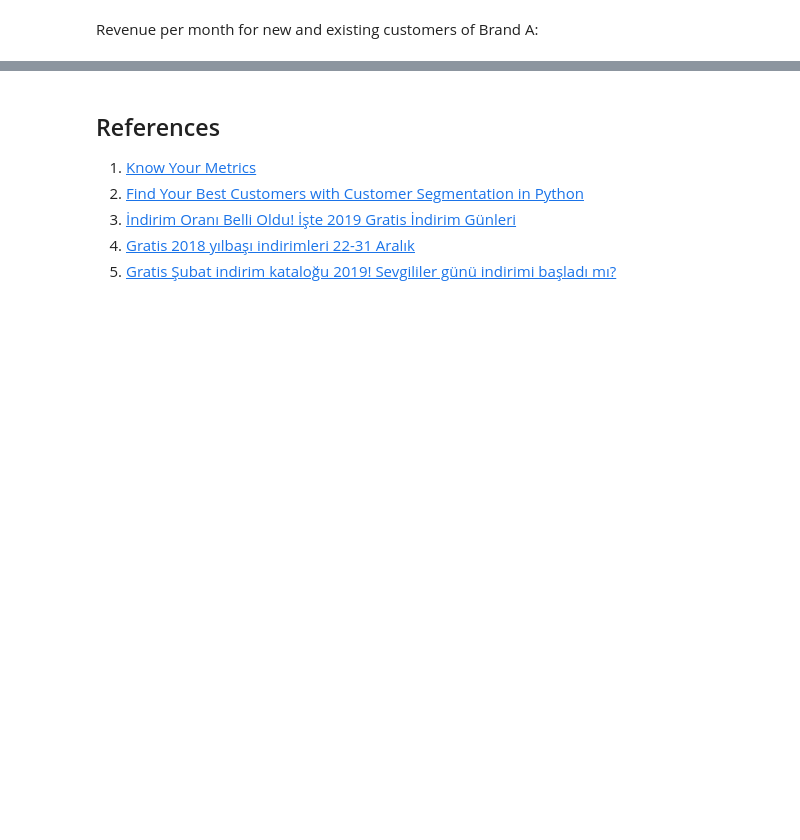
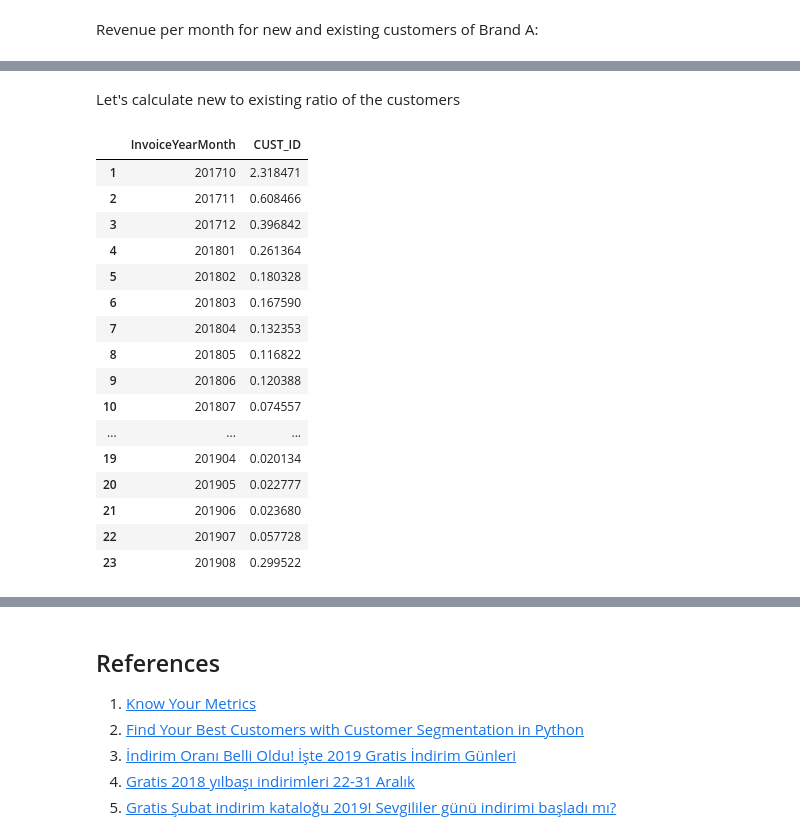
Before and after one commit to Bengisunz/CRM-Analytics, a Jupyter notebook: Gratis_DC.ipynb, the cells around one changed output, grey strips where cells are left out. Cells and saved outputs as stored; diff of their text form; code cells hidden in the pictures; blank space fills up the shorter version.

```diff
--- a/Gratis_DC.ipynb
+++ b/Gratis_DC.ipynb
@@ -692 +700,29 @@ Text(0.5, 0, 'Year-Month')
 [figure]
+# %% [markdown]
+Let's calculate new to existing ratio of the customers
+# %%
+#create a dataframe that shows new user ratio - we also need to drop NA values (first month new user ratio is 0)
+tx_user_ratio = tx_A.query("UserType == 'New'").groupby(['InvoiceYearMonth'])['CUST_ID'].nunique()/tx_A.query("UserType == 'Existing'").groupby(['InvoiceYearMonth'])['CUST_ID'].nunique()
+tx_user_ratio = tx_user_ratio.reset_index()
+tx_user_ratio = tx_user_ratio.dropna()
+
+#print the dafaframe
+tx_user_ratio
+# %% [output]
+|  | InvoiceYearMonth | CUST_ID |
+| 1 | 201710 | 2.318471 |
+| 2 | 201711 | 0.608466 |
+| 3 | 201712 | 0.396842 |
+| 4 | 201801 | 0.261364 |
+| 5 | 201802 | 0.180328 |
+| 6 | 201803 | 0.167590 |
+| 7 | 201804 | 0.132353 |
+| 8 | 201805 | 0.116822 |
+| 9 | 201806 | 0.120388 |
+| 10 | 201807 | 0.074557 |
+| ... | ... | ... |
+| 19 | 201904 | 0.020134 |
+| 20 | 201905 | 0.022777 |
+| 21 | 201906 | 0.023680 |
+| 22 | 201907 | 0.057728 |
+| 23 | 201908 | 0.299522 |
```
Also changed, not shown: parts of 7 cells of this notebook.
